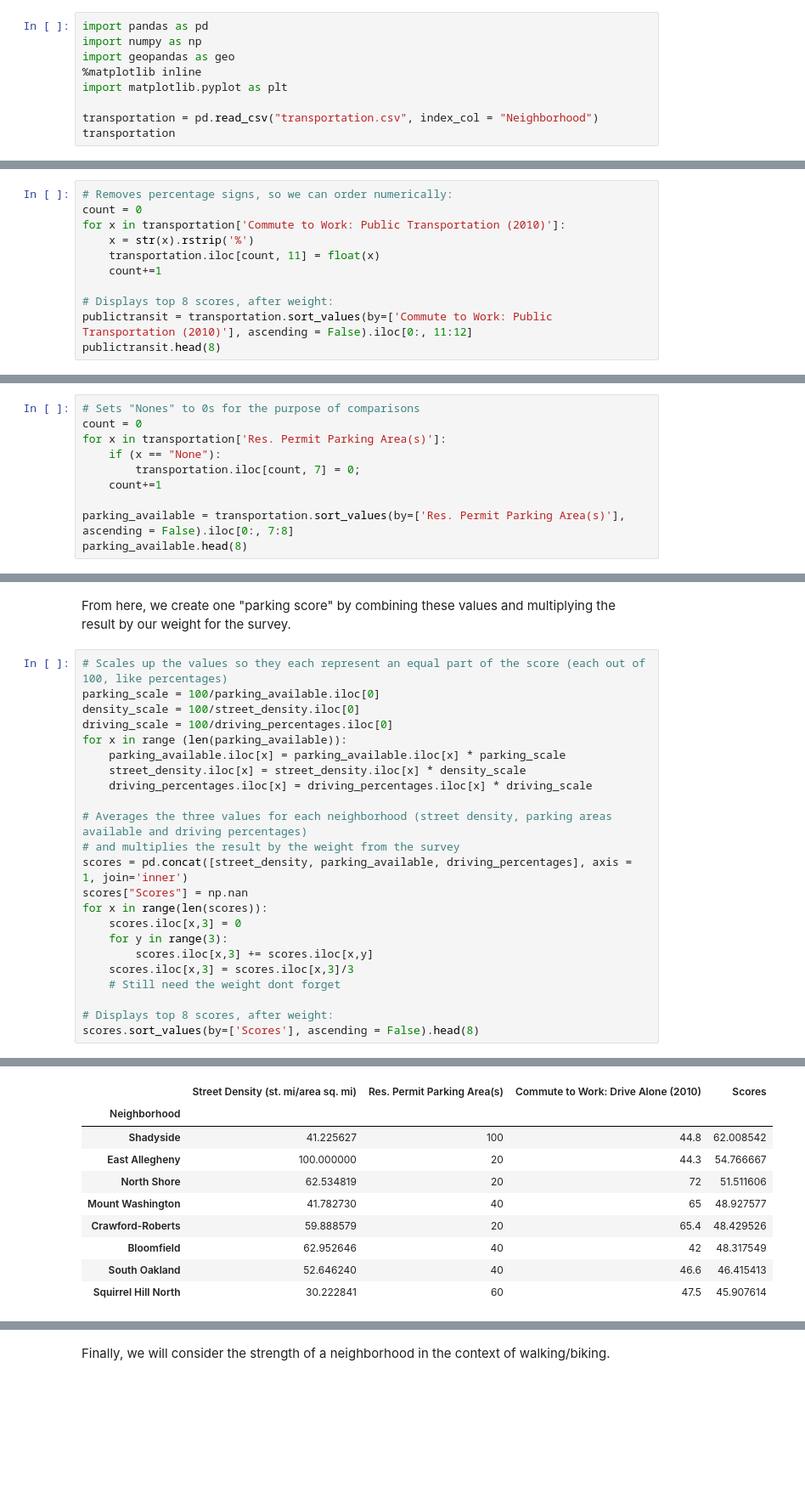
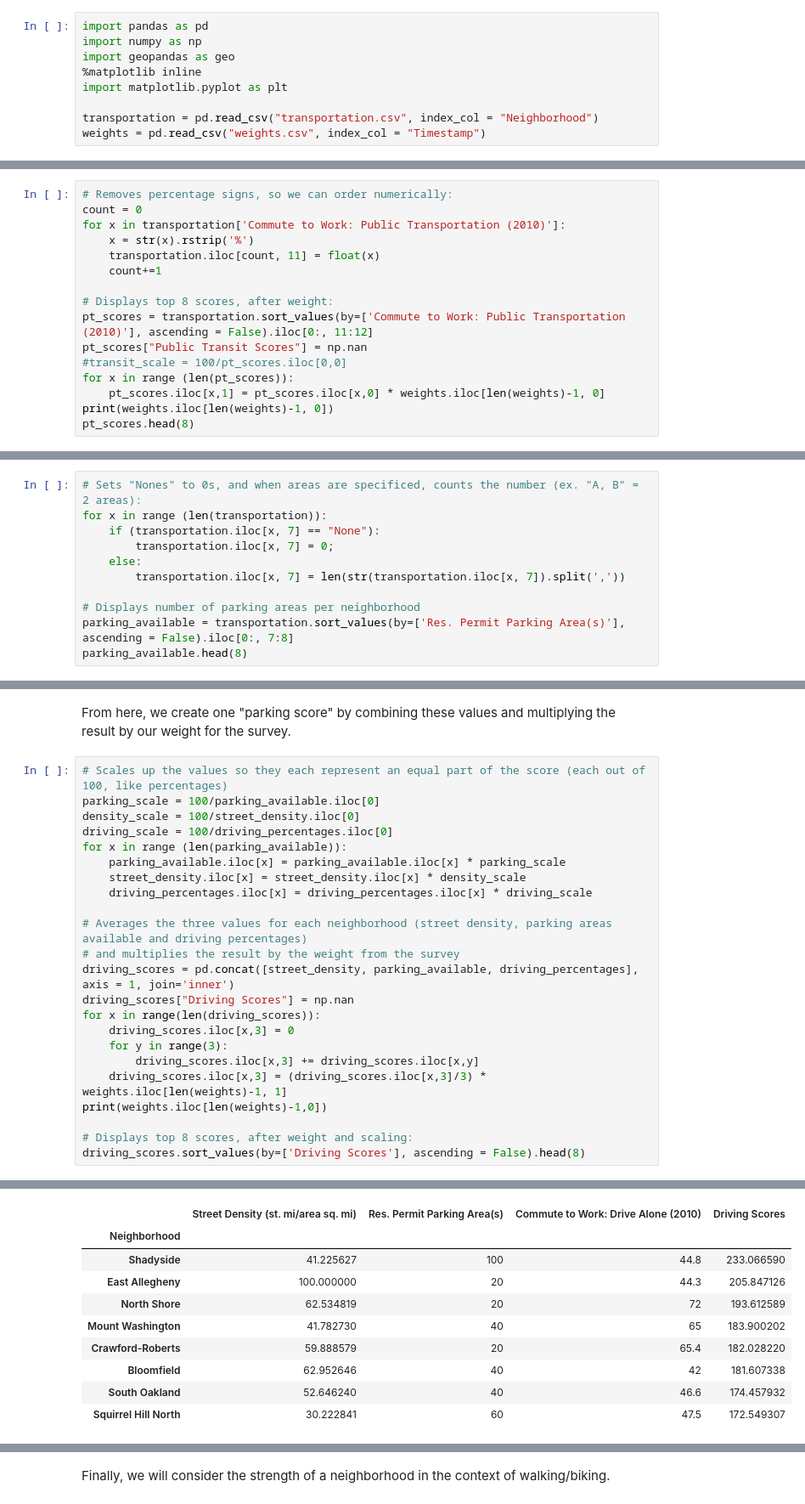
Before and after one commit to Nick0306/Big_Ideas_Final_Project, a Jupyter notebook: Dataset Notebooks/Transportation.ipynb, the cells around one changed output, grey strips where cells are left out. Shown: that part at 85% size. Drawn from its saved outputs; the diff is of its cells as text; blank space fills up the shorter version.

```diff
--- a/Dataset Notebooks/Transportation.ipynb
+++ b/Dataset Notebooks/Transportation.ipynb
@@ -8,4 +9,4 @@ import geopandas as geo
 import matplotlib.pyplot as plt
 
 transportation = pd.read_csv("transportation.csv", index_col = "Neighborhood")
-transportation
+weights = pd.read_csv("weights.csv", index_col = "Timestamp")
@@ -37,6 +24,11 @@ for x in transportation['Commute to Work: Public Transportation (2010)']:
     count+=1
 
 # Displays top 8 scores, after weight:
-publictransit = transportation.sort_values(by=['Commute to Work: Public Transportation (2010)'], ascending = False).iloc[0:, 11:12]
-publictransit.head(8)
+pt_scores = transportation.sort_values(by=['Commute to Work: Public Transportation (2010)'], ascending = False).iloc[0:, 11:12]
+pt_scores["Public Transit Scores"] = np.nan
+#transit_scale = 100/pt_scores.iloc[0,0]
+for x in range (len(pt_scores)):
+    pt_scores.iloc[x,1] = pt_scores.iloc[x,0] * weights.iloc[len(weights)-1, 0]
+print(weights.iloc[len(weights)-1, 0])
+pt_scores.head(8)
 # %% [output]
@@ -94,13 +88,14 @@ driving_percentages.head(8)
 | Ridgemont | 80.4 |
 | Oakwood | 78.4 |
 # %%
-# Sets "Nones" to 0s for the purpose of comparisons
-count = 0
-for x in transportation['Res. Permit Parking Area(s)']:
-    if (x == "None"):
-        transportation.iloc[count, 7] = 0;
-    count+=1
+# Sets "Nones" to 0s, and when areas are specificed, counts the number (ex. "A, B" = 2 areas):
+for x in range (len(transportation)):
+    if (transportation.iloc[x, 7] == "None"):
+        transportation.iloc[x, 7] = 0;
+    else:
+        transportation.iloc[x, 7] = len(str(transportation.iloc[x, 7]).split(','))
 
+# Displays number of parking areas per neighborhood
 parking_available = transportation.sort_values(by=['Res. Permit Parking Area(s)'], ascending = False).iloc[0:, 7:8]
 parking_available.head(8)
 # %% [output]
@@ -128,15 +123,15 @@ for x in range (len(parking_available)):
 
 # Averages the three values for each neighborhood (street density, parking areas available and driving percentages)
 # and multiplies the result by the weight from the survey
-scores = pd.concat([street_density, parking_available, driving_percentages], axis = 1, join='inner')
-scores["Scores"] = np.nan
-for x in range(len(scores)):
-    scores.iloc[x,3] = 0
+driving_scores = pd.concat([street_density, parking_available, driving_percentages], axis = 1, join='inner')
+driving_scores["Driving Scores"] = np.nan
+for x in range(len(driving_scores)):
+    driving_scores.iloc[x,3] = 0
     for y in range(3):
-        scores.iloc[x,3] += scores.iloc[x,y]
-    scores.iloc[x,3] = scores.iloc[x,3]/3
-    # Still need the weight dont forget
+        driving_scores.iloc[x,3] += driving_scores.iloc[x,y]
+    driving_scores.iloc[x,3] = (driving_scores.iloc[x,3]/3) * weights.iloc[len(weights)-1, 1]
+print(weights.iloc[len(weights)-1,0])
 
-# Displays top 8 scores, after weight:
-scores.sort_values(by=['Scores'], ascending = False).head(8)
+# Displays top 8 scores, after weight and scaling:
+driving_scores.sort_values(by=['Driving Scores'], ascending = False).head(8)
 # %% [output]
@@ -143,12 +139,12 @@ scores.sort_values(by=['Scores'], ascending = False).head(8)
-|  | Street Density (st. mi/area sq. mi) | Res. Permit Parking Area(s) | Commute to Work: Drive Alone (2010) | Scores |
+|  | Street Density (st. mi/area sq. mi) | Res. Permit Parking Area(s) | Commute to Work: Drive Alone (2010) | Driving Scores |
 | Neighborhood |  |  |  |  |
-| Shadyside | 41.225627 | 100 | 44.8 | 62.008542 |
-| East Allegheny | 100.000000 | 20 | 44.3 | 54.766667 |
-| North Shore | 62.534819 | 20 | 72 | 51.511606 |
-| Mount Washington | 41.782730 | 40 | 65 | 48.927577 |
-| Crawford-Roberts | 59.888579 | 20 | 65.4 | 48.429526 |
-| Bloomfield | 62.952646 | 40 | 42 | 48.317549 |
-| South Oakland | 52.646240 | 40 | 46.6 | 46.415413 |
-| Squirrel Hill North | 30.222841 | 60 | 47.5 | 45.907614 |
+| Shadyside | 41.225627 | 100 | 44.8 | 233.066590 |
+| East Allegheny | 100.000000 | 20 | 44.3 | 205.847126 |
+| North Shore | 62.534819 | 20 | 72 | 193.612589 |
+| Mount Washington | 41.782730 | 40 | 65 | 183.900202 |
+| Crawford-Roberts | 59.888579 | 20 | 65.4 | 182.028220 |
+| Bloomfield | 62.952646 | 40 | 42 | 181.607338 |
+| South Oakland | 52.646240 | 40 | 46.6 | 174.457932 |
+| Squirrel Hill North | 30.222841 | 60 | 47.5 | 172.549307 |
 # %% [markdown]
 # Walking/Biking
```
Also changed, not shown: parts of 15 cells of this notebook, 1 other file.
